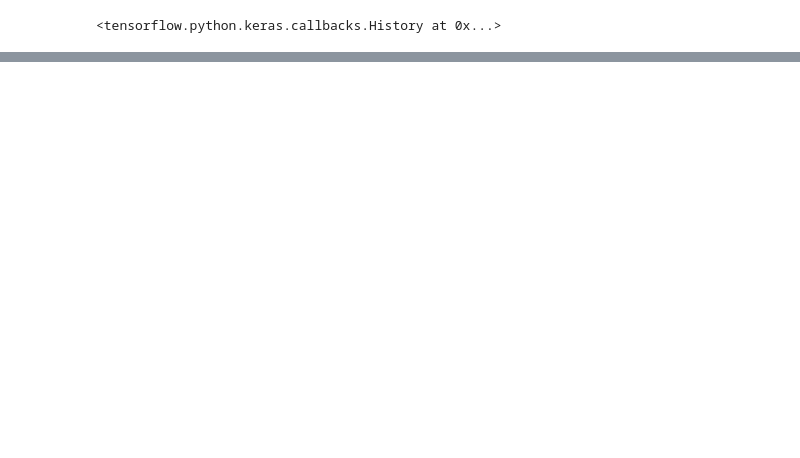
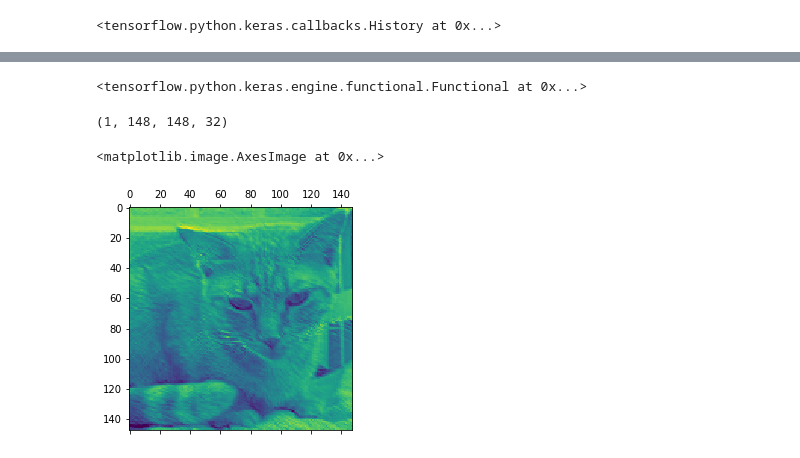
Before and after one commit to kanikaKanu90/notebook, a Jupyter notebook: CNN.ipynb, the cells around one changed output, grey strips where cells are left out. Drawn from its saved outputs; the diff is of its cells as text; code cells hidden in the pictures; blank space fills up the shorter version.

```diff
--- a/CNN.ipynb
+++ b/CNN.ipynb
@@ -131,0 +157,46 @@ test_acc
+# %%
+from keras import  models
+from keras import layers
+from keras import optimizers
+
+model = models.Sequential()
+model.add(layers.Conv2D(32, (3, 3), activation='relu',
+input_shape=(150, 150, 3)))
+model.add(layers.MaxPooling2D((2, 2)))
+model.add(layers.Conv2D(64, (3, 3), activation='relu'))
+model.add(layers.MaxPooling2D((2, 2)))
+model.add(layers.Conv2D(128, (3, 3), activation='relu'))
+model.add(layers.MaxPooling2D((2, 2)))
+model.add(layers.Conv2D(128, (3, 3), activation='relu'))
+model.add(layers.MaxPooling2D((2, 2)))
+model.add(layers.Flatten())
+model.add(layers.Dropout(0.5))
+model.add(layers.Dense(512, activation='relu'))
+model.add(layers.Dense(1, activation='sigmoid'))
+model.compile(loss='binary_crossentropy',
+optimizer=optimizers.RMSprop(lr=1e-4),
+metrics=['acc'])
+# %%
+from keras import models
+
+layer_outputs = [layer.output for layer in model.layers[:8]]
+activation_model = models.Model(inputs=model.input, outputs=layer_outputs)
+
+activation_model
+# %% [output]
+<tensorflow.python.keras.engine.functional.Functional at 0x...>
+# %%
+activations = activation_model.predict(img_tensor)
+# %%
+first_layer_activation = activations[0]
+print(first_layer_activation.shape)
+# %% [output]
+(1, 148, 148, 32)
+# %%
+import matplotlib.pyplot as plt
+plt.matshow(first_layer_activation[0, :, :, 4], cmap='viridis')
+
+# This channel appears to encode a diagonal edge detector.
+# %% [output]
+<matplotlib.image.AxesImage at 0x...>
+[figure, added]
```
Also changed, not shown: parts of 5 cells of this notebook.
